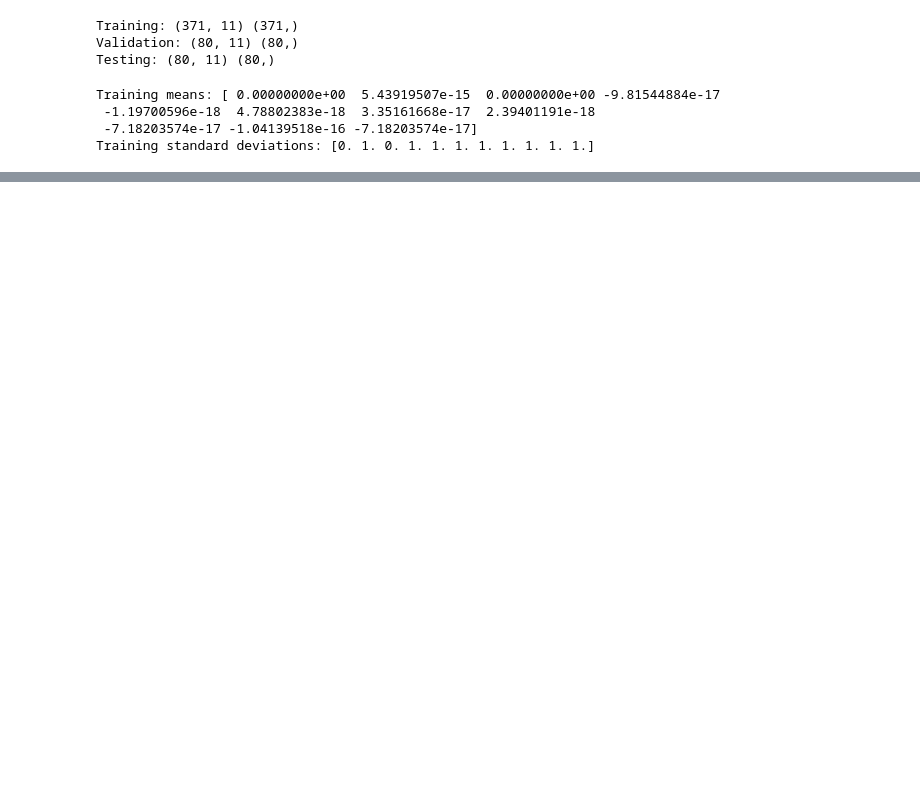
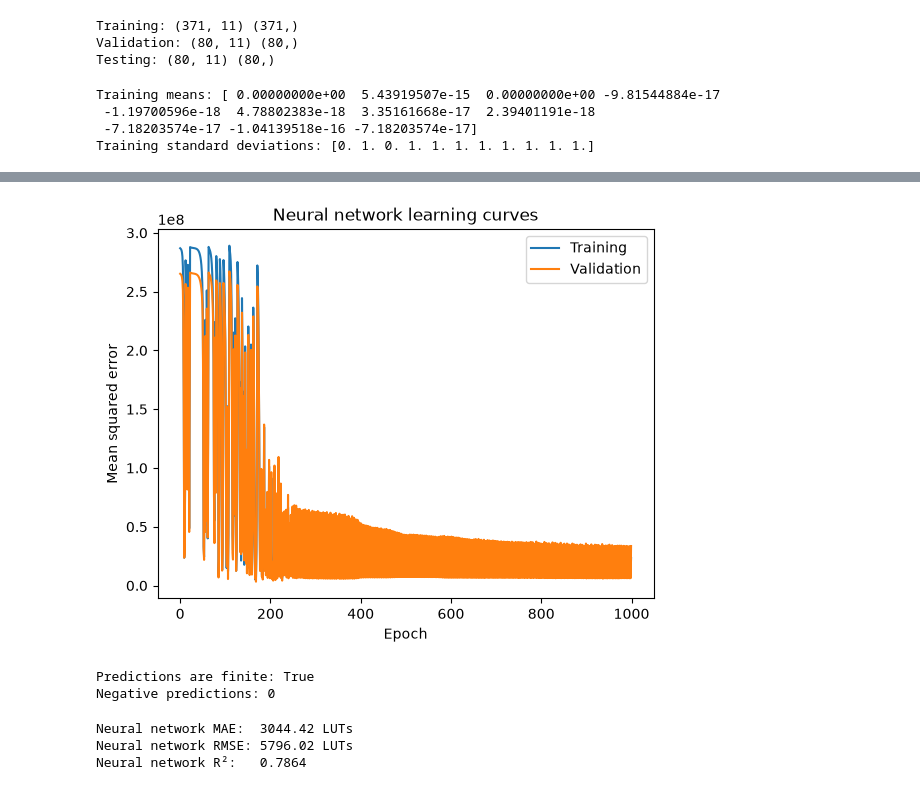
Before and after one commit to sahilbhatt89/CircuitCost, a Jupyter notebook: Notebboks/dataPrep.ipynb, the cells around one changed output, grey strips where cells are left out. Drawn from its saved outputs; the diff is of its cells as text; code cells hidden in the pictures; blank space fills up the shorter version.

Commit message:
Implement NumPy neural network, training loop, and validation evaluation

```diff
--- a/Notebboks/dataPrep.ipynb
+++ b/Notebboks/dataPrep.ipynb
@@ -122,0 +157,6 @@ Training standard deviations: [0. 1. 0. 1. 1. 1. 1. 1. 1. 1. 1.]
+# %%
+#Train Linear regression
+
+linear_model = LinearRegression() #Creates an unfitted model
+linear_model.fit(X_train_scaled, y_train) #Learns a coefficient for each feature and an intercept from the training example
+pred_linear_val = linear_model.predict(X_val_scaled) #applies the learned relationship to validation inputs
@@ -122,0 +227,61 @@ Training standard deviations: [0. 1. 0. 1. 1. 1. 1. 1. 1. 1. 1.]
+# %%
+#using custom MLP
+from circuitcost.models import NeuralNetworks
+from circuitcost.train import train_model
+
+np.random.seed(42)
+
+model = NeuralNetworks(n_inputs=X_train_scaled.shape[1])
+
+history = train_model(
+    model,
+    X_train_scaled,
+    y_train,
+    X_val_scaled,
+    y_val,
+    epochs=1000,
+    learning_rate=0.000001,
+)
+# %%
+#Plotting the learining curves
+import matplotlib.pyplot as plt
+
+plt.plot(history["train_loss"], label="Training")
+plt.plot(history["val_loss"], label="Validation")
+
+plt.xlabel("Epoch")
+plt.ylabel("Mean squared error")
+plt.title("Neural network learning curves")
+plt.legend()
+plt.show()
+# %% [output]
+[figure, added]
+# %%
+#Generate validation predictions
+
+pred_nn_val = model.forward(X_val_scaled).ravel()
+
+print("Predictions are finite:", np.isfinite(pred_nn_val).all())
+print("Negative predictions:", np.sum(pred_nn_val < 0))
+# %% [output]
+Predictions are finite: True
+Negative predictions: 0
+# %%
+#Calculate same metrics as baseline
+from sklearn.metrics import (
+    mean_absolute_error,
+    mean_squared_error,
+    r2_score,
+)
+
+mae_nn = mean_absolute_error(y_val, pred_nn_val)
+rmse_nn = np.sqrt(mean_squared_error(y_val, pred_nn_val))
+r2_nn = r2_score(y_val, pred_nn_val)
+
+print(f"Neural network MAE:  {mae_nn:.2f} LUTs")
+print(f"Neural network RMSE: {rmse_nn:.2f} LUTs")
+print(f"Neural network R²:   {r2_nn:.4f}")
+# %% [output]
+Neural network MAE:  3044.42 LUTs
+Neural network RMSE: 5796.02 LUTs
+Neural network R²:   0.7864
```
Also changed, not shown: parts of 10 cells of this notebook, 2 other files.
